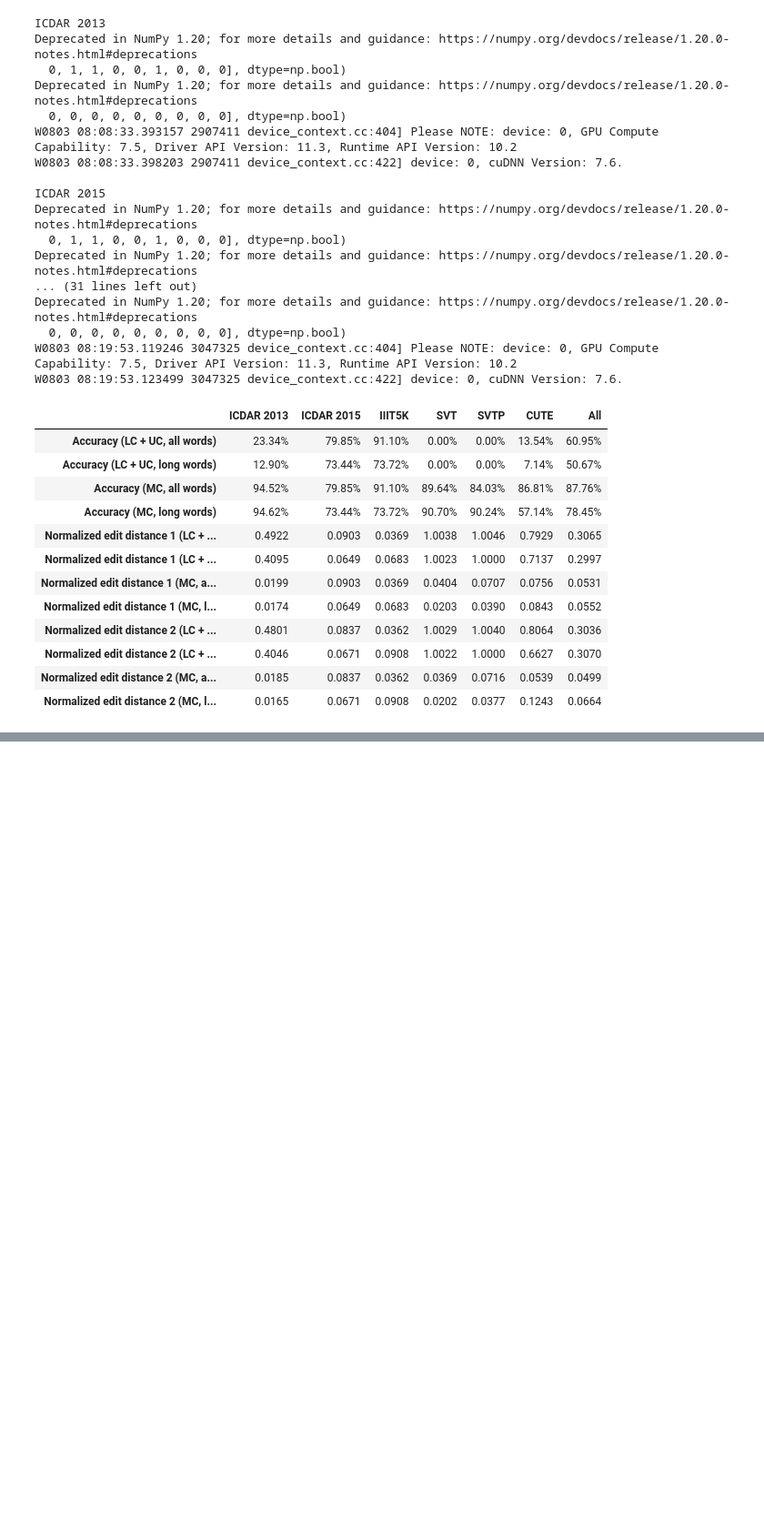
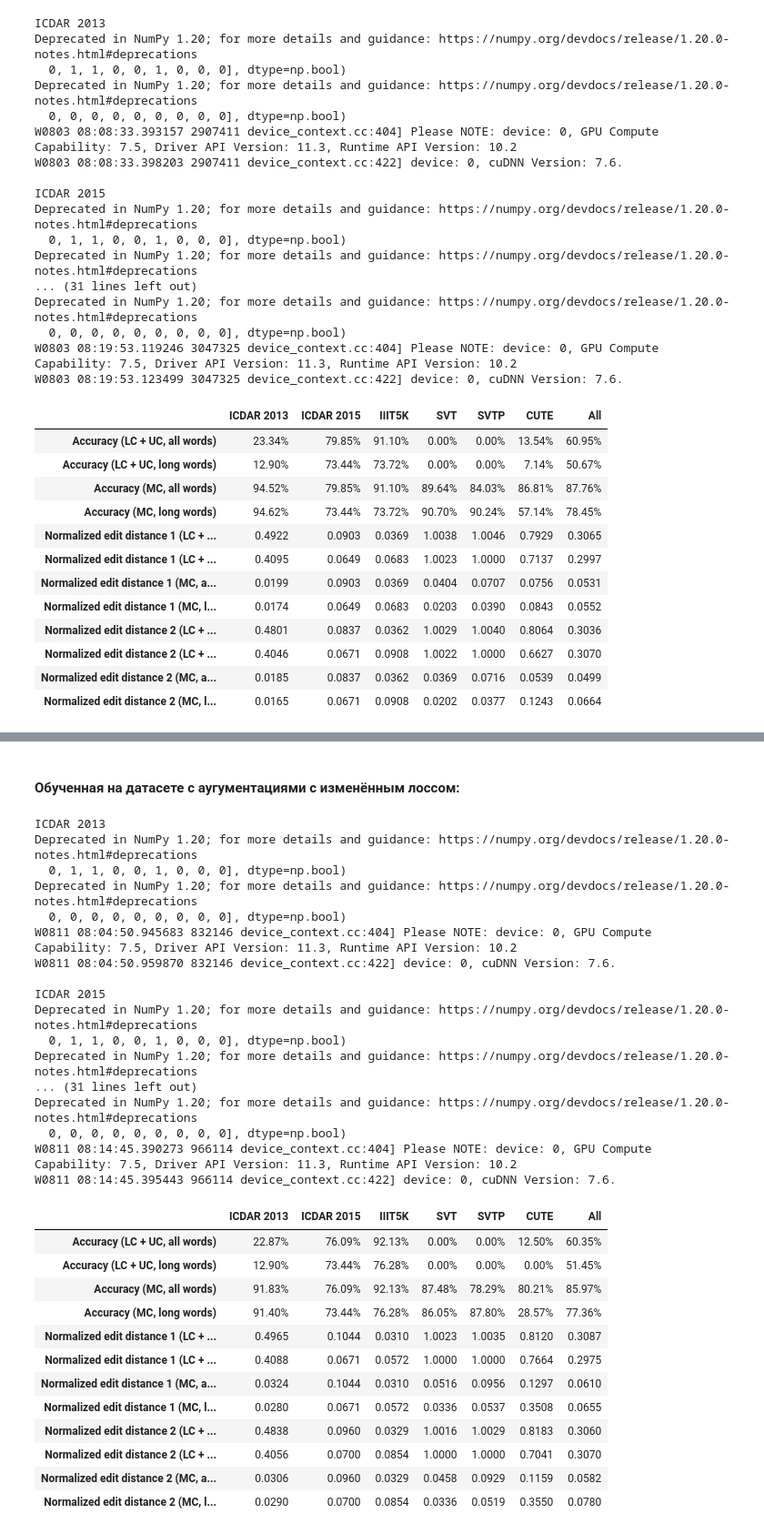
Before and after one commit to CV-NLP-Lab/PaddleOCR, a Jupyter notebook: results/srn_MJSST_results.ipynb, the cells around one changed output, grey strips where cells are left out. Shown: that part at 91% size. Drawn from its saved outputs; the diff is of its cells as text; code cells hidden in the pictures; blank space fills up the shorter version.

Commit message:
updated configs

```diff
--- a/results/srn_MJSST_results.ipynb
+++ b/results/srn_MJSST_results.ipynb
@@ -20,11 +20,11 @@ sizes = (857, 1811, 3000, 647, 645, 288)
 
 alphabet = "0123456789abcdefghijklmnopqrstuvwxyz"
 # %%
-def get_results(config, checkout, predicts):
+def get_results(config, checkpoint, predicts):
     results = {}
     for name, img_dir, gt_path in zip(names, imgs_dirs, gt_paths):
         print(name)
-        !python3 tools/infer_rec.py -c $config -o Global.pretrained_model=$checkout Global.load_static_weights=false Global.infer_img=/home/pparamonov/data_clean/$img_dir > /dev/null
+        !python3 tools/infer_rec.py -c $config -o Global.pretrained_model=$checkpoint Global.load_static_weights=false Global.infer_img=/home/pparamonov/data_clean/$img_dir > /dev/null
         stat = general_stat(predicts, '/home/pparamonov/data_clean/' + gt_path, alphabet=alphabet)
         results[name] = stat
         print()
@@ -190,0 +193,37 @@ W0805 18:06:57.319427 2609887 device_context.cc:422] device: 0, cuDNN Version: 7
+# %% [markdown]
+#### Обученная на датасете с аугументациями с изменённым лоссом:
+# %%
+get_results('configs/rec/srn_MJSST_MC_Num_mod_loss.yml',
+            './output/rec/srn_MJSST_MC_Num_mod_loss/best_accuracy',
+            'output/rec/predicts_srn_MJSST_MC_Num_mod_loss.txt')
+# %% [output]
+ICDAR 2013
+Deprecated in NumPy 1.20; for more details and guidance: https://numpy.org/devdocs/release/1.20.0-notes.html#deprecations
+  0, 1, 1, 0, 0, 1, 0, 0, 0], dtype=np.bool)
+Deprecated in NumPy 1.20; for more details and guidance: https://numpy.org/devdocs/release/1.20.0-notes.html#deprecations
+  0, 0, 0, 0, 0, 0, 0, 0, 0], dtype=np.bool)
+W0811 08:04:50.945683 832146 device_context.cc:404] Please NOTE: device: 0, GPU Compute Capability: 7.5, Driver API Version: 11.3, Runtime API Version: 10.2
+W0811 08:04:50.959870 832146 device_context.cc:422] device: 0, cuDNN Version: 7.6.
+
+ICDAR 2015
+Deprecated in NumPy 1.20; for more details and guidance: https://numpy.org/devdocs/release/1.20.0-notes.html#deprecations
+  0, 1, 1, 0, 0, 1, 0, 0, 0], dtype=np.bool)
+Deprecated in NumPy 1.20; for more details and guidance: https://numpy.org/devdocs/release/1.20.0-notes.html#deprecations
+... (31 lines left out)
+Deprecated in NumPy 1.20; for more details and guidance: https://numpy.org/devdocs/release/1.20.0-notes.html#deprecations
+  0, 0, 0, 0, 0, 0, 0, 0, 0], dtype=np.bool)
+W0811 08:14:45.390273 966114 device_context.cc:404] Please NOTE: device: 0, GPU Compute Capability: 7.5, Driver API Version: 11.3, Runtime API Version: 10.2
+W0811 08:14:45.395443 966114 device_context.cc:422] device: 0, cuDNN Version: 7.6.
+|  | ICDAR 2013 | ICDAR 2015 | IIIT5K | SVT | SVTP | CUTE | All |
+| Accuracy (LC + UC, all words) | 22.87% | 76.09% | 92.13% | 0.00% | 0.00% | 12.50% | 60.35% |
+| Accuracy (LC + UC, long words) | 12.90% | 73.44% | 76.28% | 0.00% | 0.00% | 0.00% | 51.45% |
+| Accuracy (MC, all words) | 91.83% | 76.09% | 92.13% | 87.48% | 78.29% | 80.21% | 85.97% |
+| Accuracy (MC, long words) | 91.40% | 73.44% | 76.28% | 86.05% | 87.80% | 28.57% | 77.36% |
+| Normalized edit distance 1 (LC + ... | 0.4965 | 0.1044 | 0.0310 | 1.0023 | 1.0035 | 0.8120 | 0.3087 |
+| Normalized edit distance 1 (LC + ... | 0.4088 | 0.0671 | 0.0572 | 1.0000 | 1.0000 | 0.7664 | 0.2975 |
+| Normalized edit distance 1 (MC, a... | 0.0324 | 0.1044 | 0.0310 | 0.0516 | 0.0956 | 0.1297 | 0.0610 |
+| Normalized edit distance 1 (MC, l... | 0.0280 | 0.0671 | 0.0572 | 0.0336 | 0.0537 | 0.3508 | 0.0655 |
+| Normalized edit distance 2 (LC + ... | 0.4838 | 0.0960 | 0.0329 | 1.0016 | 1.0029 | 0.8183 | 0.3060 |
+| Normalized edit distance 2 (LC + ... | 0.4056 | 0.0700 | 0.0854 | 1.0000 | 1.0000 | 0.7041 | 0.3070 |
+| Normalized edit distance 2 (MC, a... | 0.0306 | 0.0960 | 0.0329 | 0.0458 | 0.0929 | 0.1159 | 0.0582 |
+| Normalized edit distance 2 (MC, l... | 0.0290 | 0.0700 | 0.0854 | 0.0336 | 0.0519 | 0.3550 | 0.0780 |
```
Also changed, not shown: parts of 5 cells of this notebook, 3 other files.
